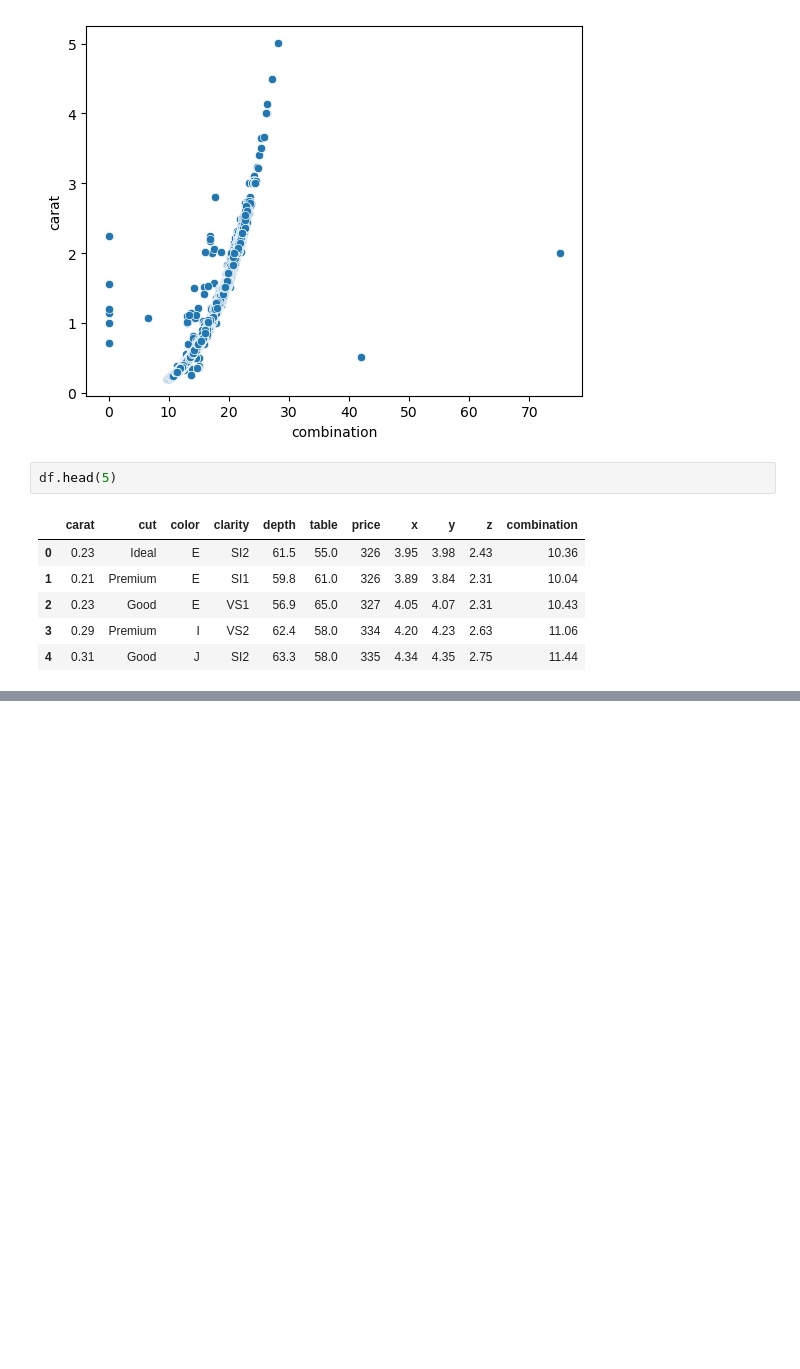
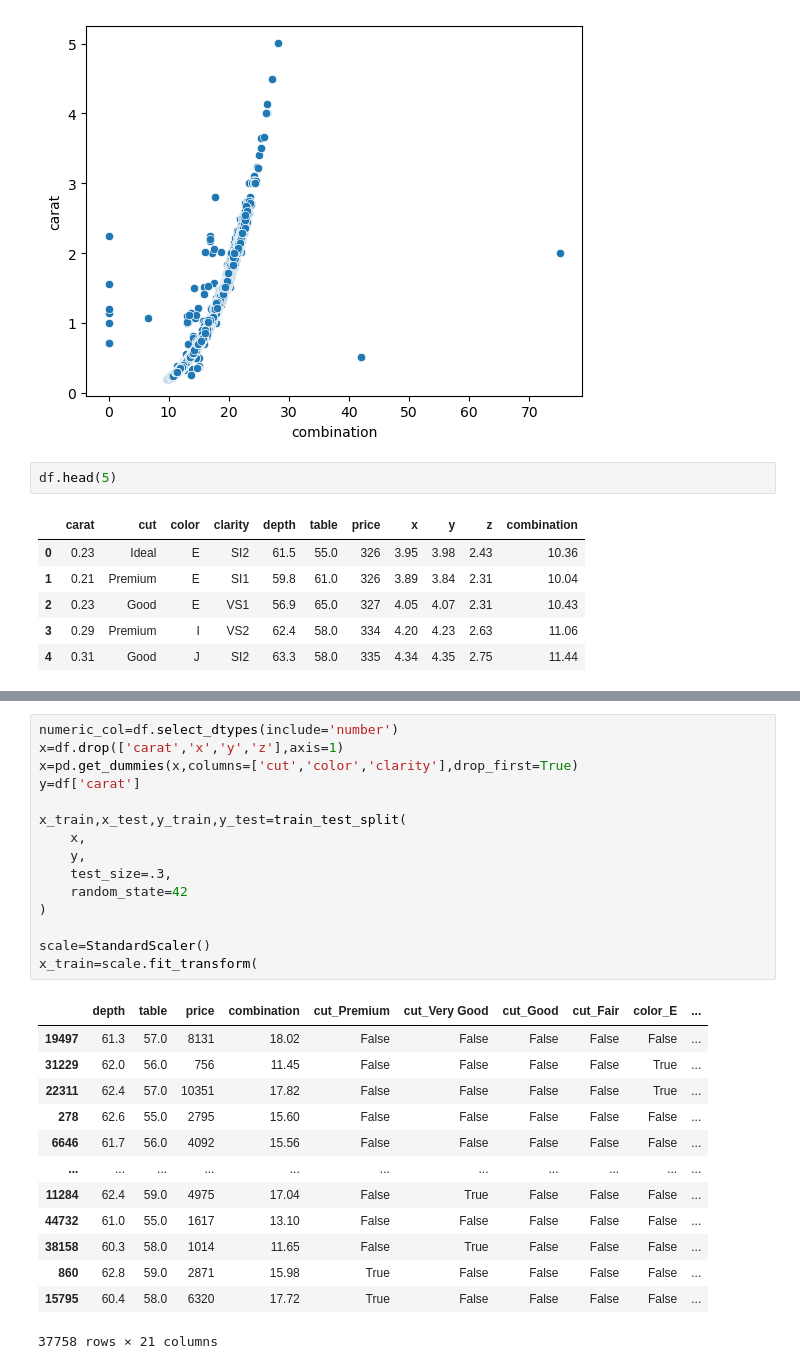
Before and after one commit to yadavchandan26/Machine-Learning, a Jupyter notebook: diamonds-sns.ipynb, the cells around one changed output, grey strips where cells are left out. Drawn from its saved outputs; the diff is of its cells as text; blank space fills up the shorter version.

```diff
--- a/diamonds-sns.ipynb
+++ b/diamonds-sns.ipynb
@@ -150,0 +164,29 @@ sns.barplo
+# %%
+numeric_col=df.select_dtypes(include='number')
+x=df.drop(['carat','x','y','z'],axis=1)
+x=pd.get_dummies(x,columns=['cut','color','clarity'],drop_first=True)
+y=df['carat']
+
+x_train,x_test,y_train,y_test=train_test_split(
+    x,
+    y,
+    test_size=.3,
+    random_state=42
+)
+
+scale=StandardScaler()
+x_train=scale.fit_transform(
+# %% [output]
+|  | depth | table | price | combination | cut_Premium | cut_Very Good | cut_Good | cut_Fair | color_E | ... |
+| 19497 | 61.3 | 57.0 | 8131 | 18.02 | False | False | False | False | False | ... |
+| 31229 | 62.0 | 56.0 | 756 | 11.45 | False | False | False | False | True | ... |
+| 22311 | 62.4 | 57.0 | 10351 | 17.82 | False | False | False | False | True | ... |
+| 278 | 62.6 | 55.0 | 2795 | 15.60 | False | False | False | False | False | ... |
+| 6646 | 61.7 | 56.0 | 4092 | 15.56 | False | False | False | False | False | ... |
+| ... | ... | ... | ... | ... | ... | ... | ... | ... | ... | ... |
+| 11284 | 62.4 | 59.0 | 4975 | 17.04 | False | True | False | False | False | ... |
+| 44732 | 61.0 | 55.0 | 1617 | 13.10 | False | False | False | False | False | ... |
+| 38158 | 60.3 | 58.0 | 1014 | 11.65 | False | True | False | False | False | ... |
+| 860 | 62.8 | 59.0 | 2871 | 15.98 | True | False | False | False | False | ... |
+| 15795 | 60.4 | 58.0 | 6320 | 17.72 | True | False | False | False | False | ... |
+37758 rows × 21 columns
```
Also changed, not shown: parts of 4 cells of this notebook.
